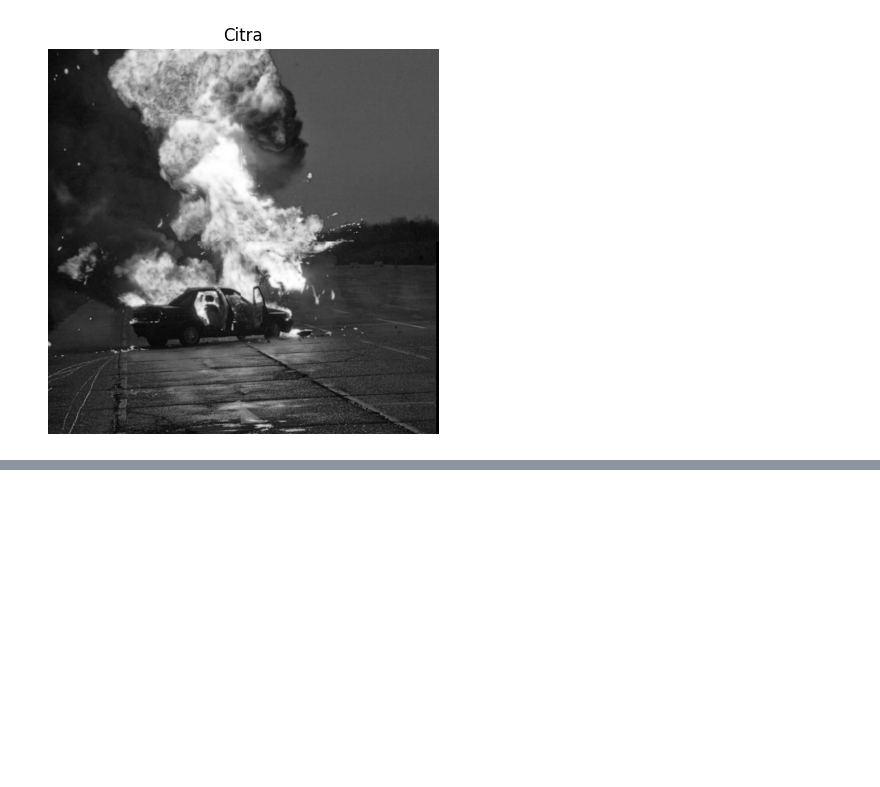
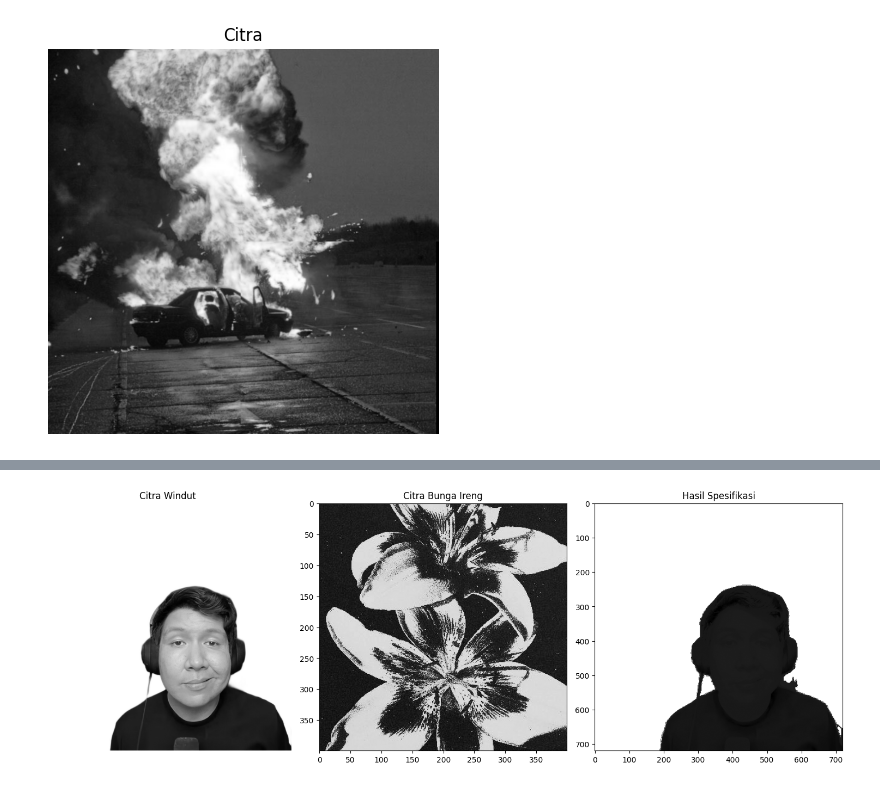
Before and after one commit to praktikum-pcd-2026/modul-2-AlyaRasyida19, a Jupyter notebook: windut.ipynb, the cells around one changed output, grey strips where cells are left out. Saved outputs shown, nothing was run; the diff lists cells and outputs as text; code cells hidden in the pictures; blank space fills up the shorter version.

```diff
--- a/windut.ipynb
+++ b/windut.ipynb
@@ -264,0 +325,22 @@ TypeError: bandingkan_histogram() missing 1 required positional argument: 'citra
+# %%
+hasilSpesifikasi = spesifikasi_histogram(windut, bunga)
+
+plt.figure(figsize=(15,5))
+
+plt.subplot(1,3,1)
+plt.imshow(windut, cmap="gray")
+plt.title("Citra Windut")
+plt.axis("off")
+
+plt.subplot(1,3,2)
+plt.imshow(bunga, cmap="gray")
+plt.title("Citra Bunga Ireng")
+
+plt.subplot(1,3,3)
+plt.imshow(hasilSpesifikasi, cmap="gray")
+plt.title("Hasil Spesifikasi")
+
+plt.tight_layout()
+plt.show()
+# %% [output]
+[figure, added]
```
Also changed, not shown: parts of 31 cells of this notebook.
